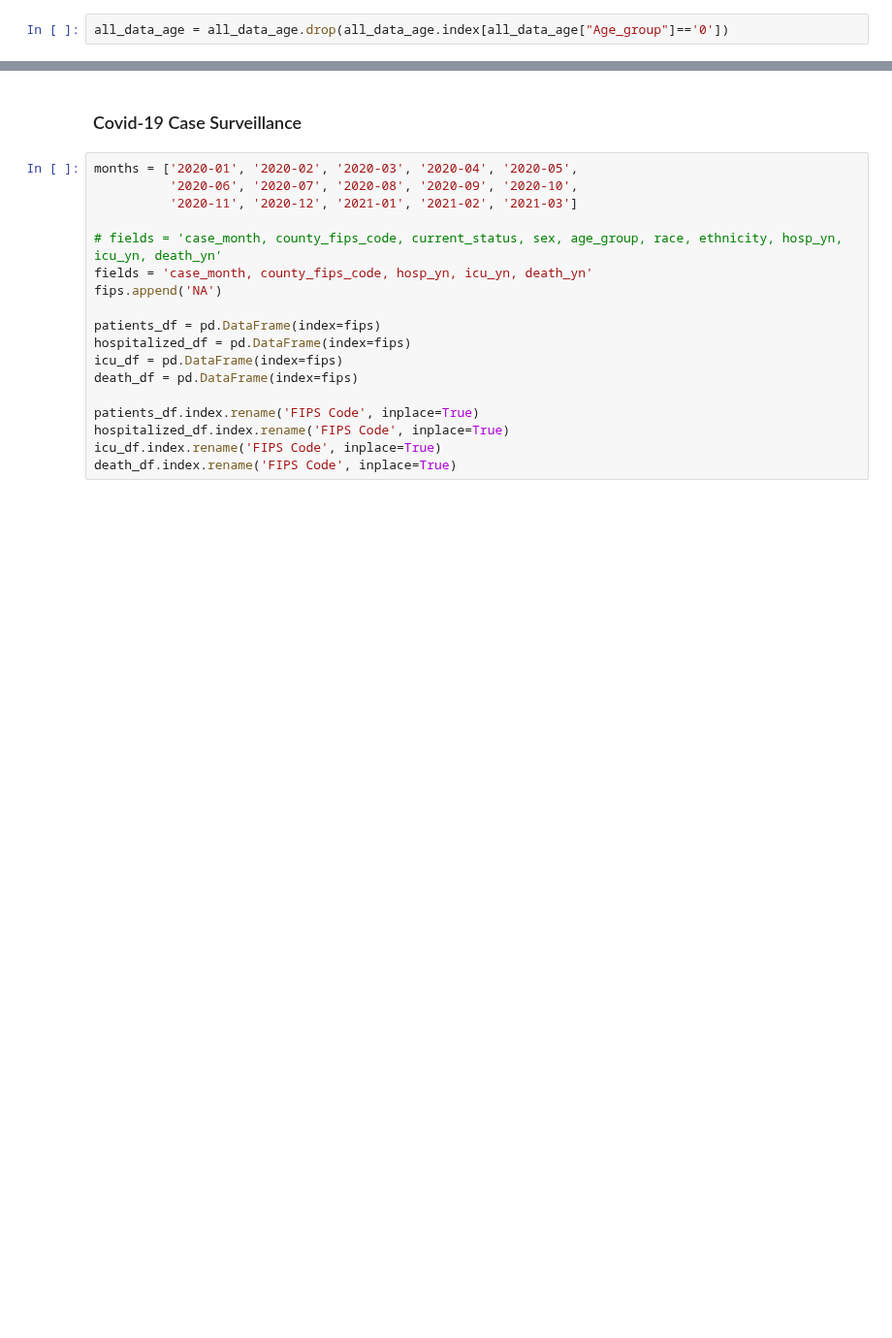
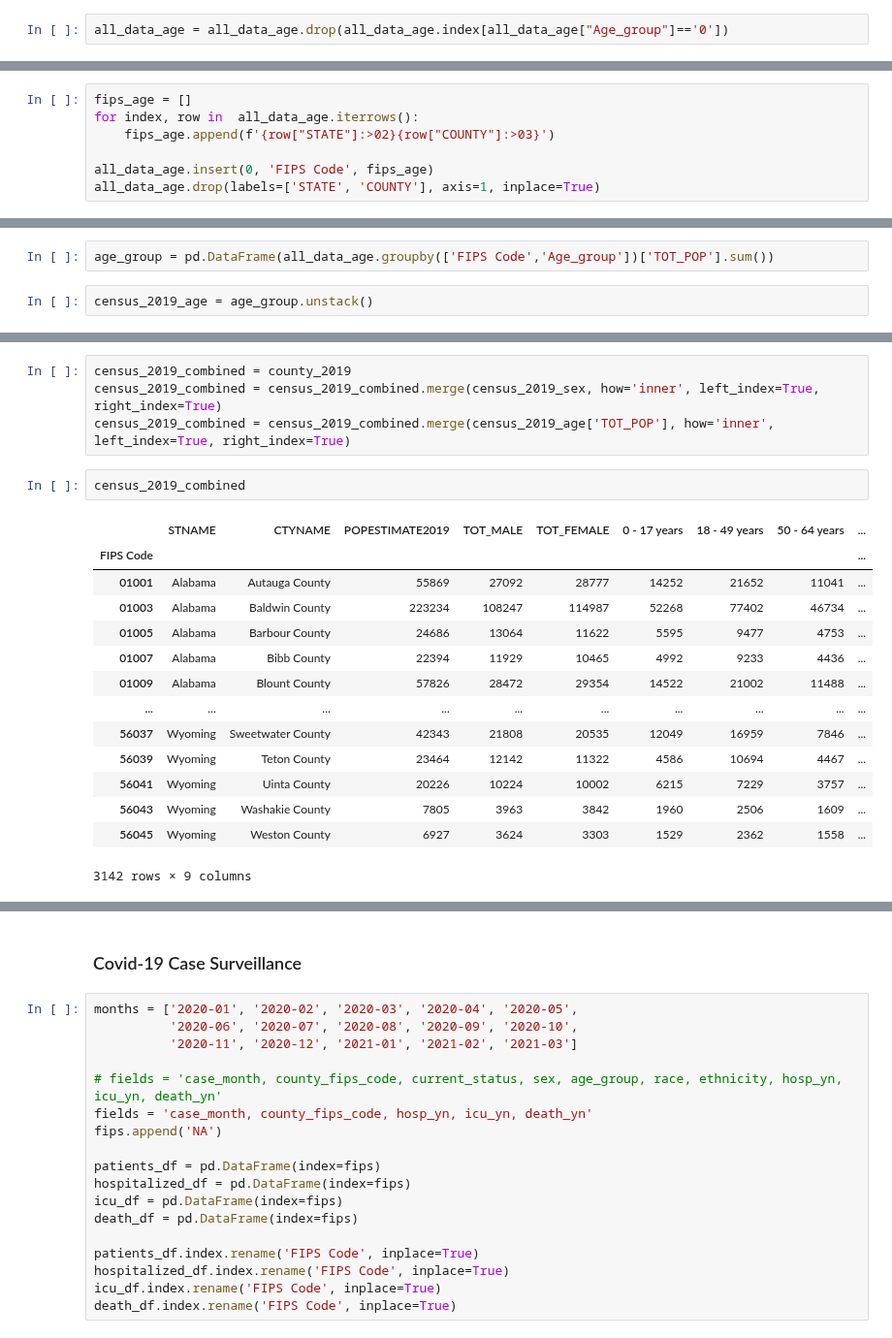
Before and after one commit to mgeffroy/P1-US-COVID-19-Vaccination-Campaign, a Jupyter notebook: P1_Data_Architecture.ipynb, the cells around one changed output, grey strips where cells are left out. Shown at 97% size. Cells and saved outputs as stored; diff of their text form; blank space fills up the shorter version.

Commit message:
Census combined (sex&age)

```diff
--- a/P1_Data_Architecture.ipynb
+++ b/P1_Data_Architecture.ipynb
@@ -325,0 +320,7 @@ SyntaxError: invalid syntax (<ipython-input-37-b9c8e874d5f1>, line 1)
+# %%
+fips_age = []
+for index, row in  all_data_age.iterrows():
+    fips_age.append(f'{row["STATE"]:>02}{row["COUNTY"]:>03}')
+
+all_data_age.insert(0, 'FIPS Code', fips_age)
+all_data_age.drop(labels=['STATE', 'COUNTY'], axis=1, inplace=True)
@@ -325,0 +343,4 @@ SyntaxError: invalid syntax (<ipython-input-37-b9c8e874d5f1>, line 1)
+# %%
+age_group = pd.DataFrame(all_data_age.groupby(['FIPS Code','Age_group'])['TOT_POP'].sum())
+# %%
+census_2019_age = age_group.unstack()
@@ -325,0 +363,21 @@ SyntaxError: invalid syntax (<ipython-input-37-b9c8e874d5f1>, line 1)
+# %%
+census_2019_combined = county_2019
+census_2019_combined = census_2019_combined.merge(census_2019_sex, how='inner', left_index=True, right_index=True)
+census_2019_combined = census_2019_combined.merge(census_2019_age['TOT_POP'], how='inner', left_index=True, right_index=True)
+# %%
+census_2019_combined
+# %% [output]
+|  | STNAME | CTYNAME | POPESTIMATE2019 | TOT_MALE | TOT_FEMALE | 0 - 17 years | 18 - 49 years | 50 - 64 years | ... |
+| FIPS Code |  |  |  |  |  |  |  |  | ... |
+| 01001 | Alabama | Autauga County | 55869 | 27092 | 28777 | 14252 | 21652 | 11041 | ... |
+| 01003 | Alabama | Baldwin County | 223234 | 108247 | 114987 | 52268 | 77402 | 46734 | ... |
+| 01005 | Alabama | Barbour County | 24686 | 13064 | 11622 | 5595 | 9477 | 4753 | ... |
+| 01007 | Alabama | Bibb County | 22394 | 11929 | 10465 | 4992 | 9233 | 4436 | ... |
+| 01009 | Alabama | Blount County | 57826 | 28472 | 29354 | 14522 | 21002 | 11488 | ... |
+| ... | ... | ... | ... | ... | ... | ... | ... | ... | ... |
+| 56037 | Wyoming | Sweetwater County | 42343 | 21808 | 20535 | 12049 | 16959 | 7846 | ... |
+| 56039 | Wyoming | Teton County | 23464 | 12142 | 11322 | 4586 | 10694 | 4467 | ... |
+| 56041 | Wyoming | Uinta County | 20226 | 10224 | 10002 | 6215 | 7229 | 3757 | ... |
+| 56043 | Wyoming | Washakie County | 7805 | 3963 | 3842 | 1960 | 2506 | 1609 | ... |
+| 56045 | Wyoming | Weston County | 6927 | 3624 | 3303 | 1529 | 2362 | 1558 | ... |
+3142 rows × 9 columns
```
Also changed, not shown: parts of 34 cells of this notebook, 1 other file.
